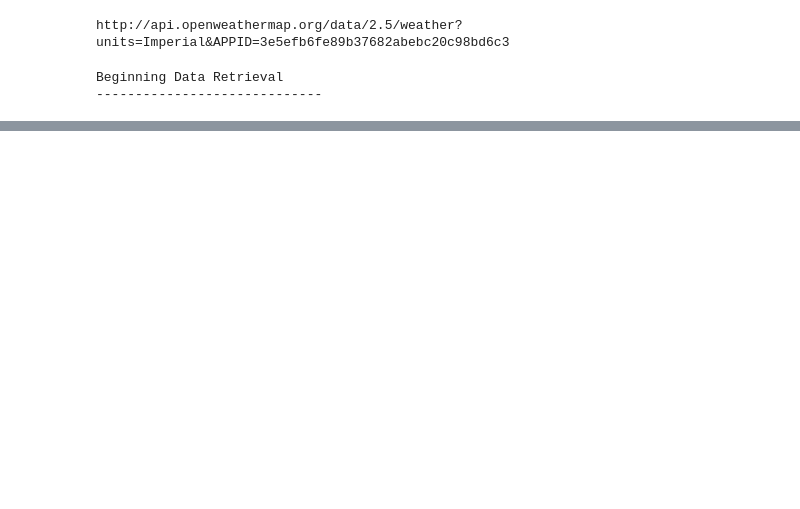
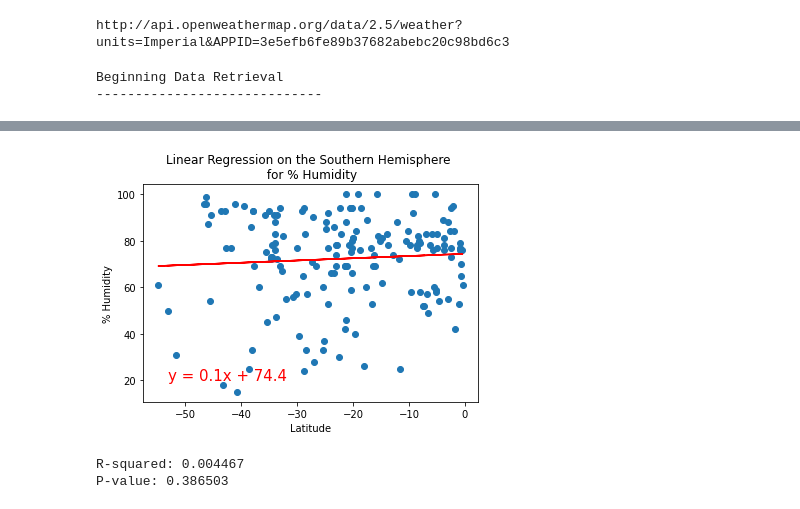
Before and after one commit to jayjohnson526/World_Weather_Analysis, a Jupyter notebook: WeatherPy.ipynb, the cells around one changed output, grey strips where cells are left out. Cells and saved outputs as stored; diff of their text form; code cells hidden in the pictures; blank space fills up the shorter version.

```diff
--- a/WeatherPy.ipynb
+++ b/WeatherPy.ipynb
@@ -280,0 +356,11 @@ plt.show()
+# %%
+# Linear regression on the Southern Hemisphere (% Humidity)
+x_values = southern_hemi_df["Lat"]
+y_values = southern_hemi_df["Humidity"]
+# Call the function.
+plot_linear_regression(x_values, y_values, 'Linear Regression on the Southern Hemisphere \n for % Humidity',
+                       '% Humidity',(-53,20))
+# %% [output]
+[figure, added]
+R-squared: 0.004467
+P-value: 0.386503
```
Also changed, not shown: parts of 19 cells of this notebook.
